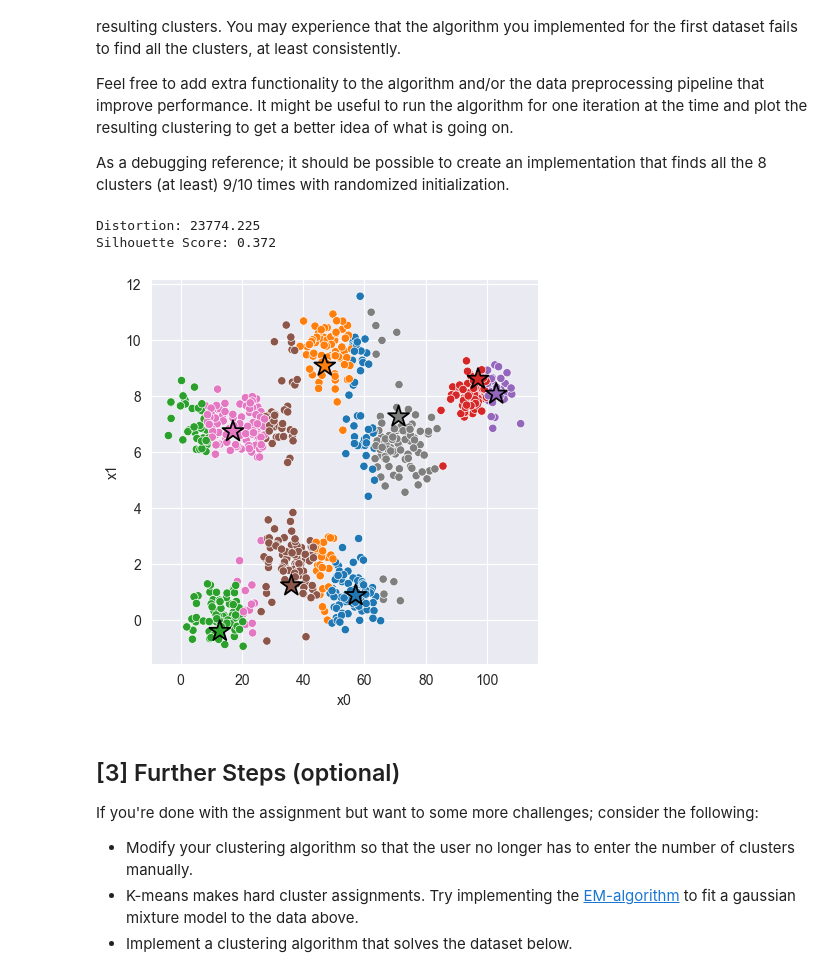
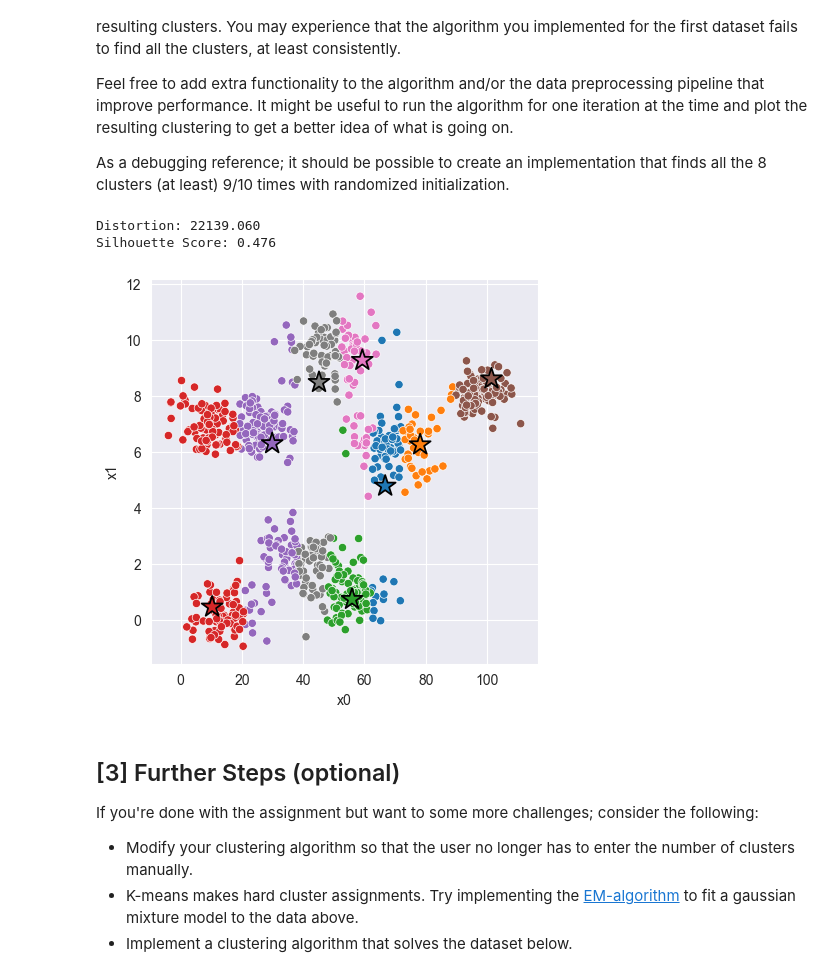
Before and after one commit to taheeraahmed/tdt4173, a Jupyter notebook: IA/k_means/experiment.ipynb, the cells around one changed output. Saved outputs shown, nothing was run; the diff lists cells and outputs as text; code cells hidden in the pictures.

Commit message:
Cleaned up init centroids

```diff
--- a/IA/k_means/experiment.ipynb
+++ b/IA/k_means/experiment.ipynb
@@ -127,25 +127,25 @@ As a debugging reference; it should be possible to create an implementation that
 # %%
 # Fit Model
 X = data_2[['x0', 'x1']]
-model_2 = km.KMeans(k=8, max_iters=1500, pp=False, n_init=10, tol=200)  # <-- Feel free to add hyperparameters
+model_2 = km.KMeans(k=8, max_iters=1500, n_init=10, tol=200)  # <-- Feel free to add hyperparameters
 model_2.fit(X)
 
 # Compute Silhouette Score
 z = model_2.predict(X)
 print(f'Distortion: {km.euclidean_distortion(X, z) :.3f}')
 print(f'Silhouette Score: {km.euclidean_silhouette(X, z) :.3f}')
 
 # Plot cluster assignments
 C = model_2.get_centroids()
 K = len(C)
 _, ax = plt.subplots(figsize=(5, 5), dpi=100)
 sns.scatterplot(x='x0', y='x1', hue=z, hue_order=range(K), palette='tab10', data=X, ax=ax);
 sns.scatterplot(x=C[:,0], y=C[:,1], hue=range(K), palette='tab10', marker='*', s=250, edgecolor='black', ax=ax)
 ax.legend().remove();
 # %% [output]
-Distortion: 23774.225
-Silhouette Score: 0.372
+Distortion: 22139.060
+Silhouette Score: 0.476
-[figure, old version]
+[figure, new version]
 # %% [markdown]
 ## [3] Further Steps (optional)
 
```
Also changed, not shown: parts of 1 cell of this notebook, 1 other file.
